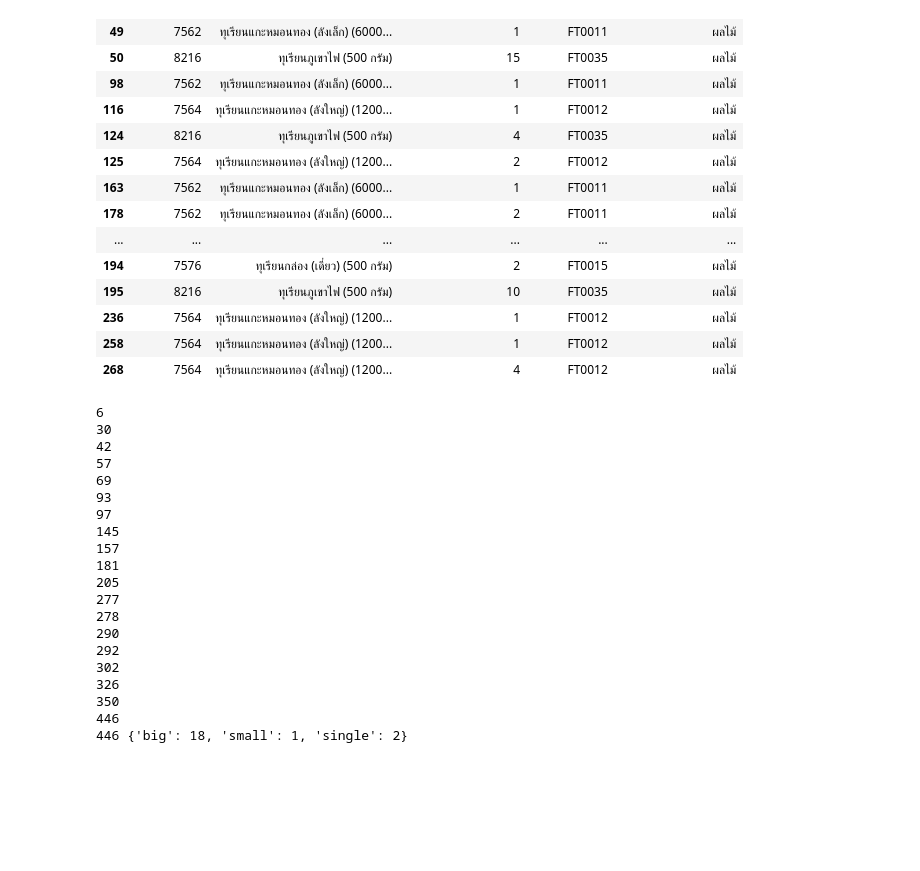
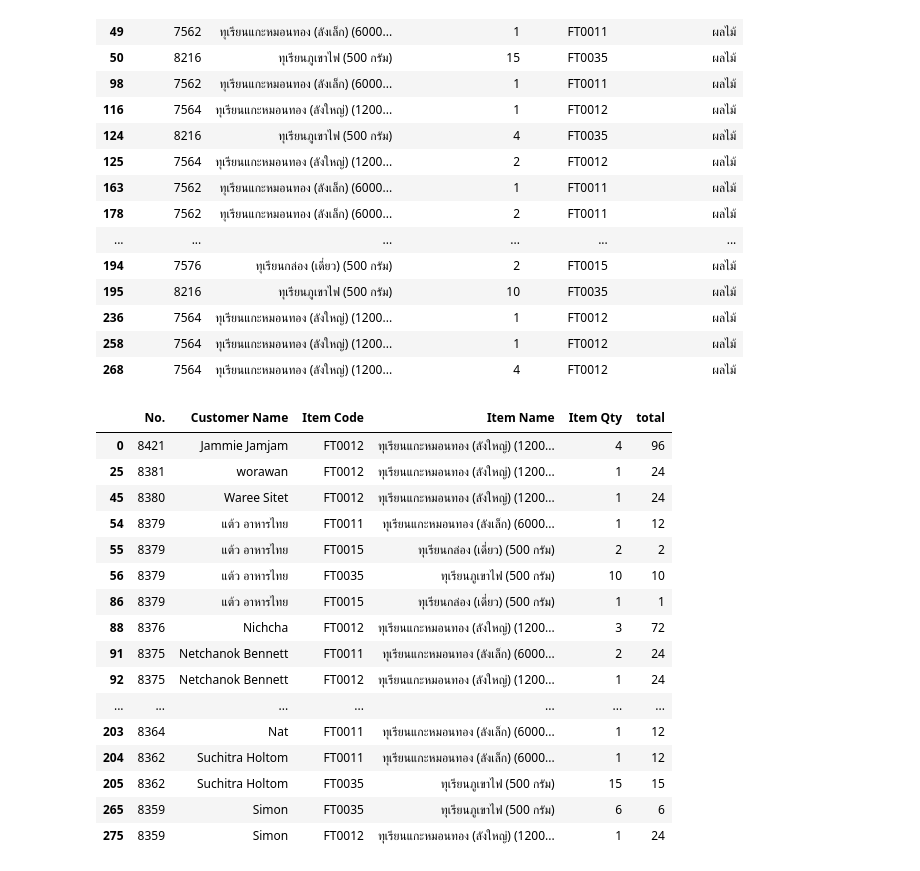
Before and after one commit to ThanawatKMUTNB/MRINCE, a Jupyter notebook: Phase1/fairtest/fairtest.ipynb, the cells around one changed output. Drawn from its saved outputs; the diff is of its cells as text; code cells hidden in the pictures; blank space fills up the shorter version.

Commit message:
new durian crate

```diff
--- a/Phase1/fairtest/fairtest.ipynb
+++ b/Phase1/fairtest/fairtest.ipynb
@@ -323,35 +325,32 @@ durianDF
 | 236 | 7564 | ทุเรียนแกะหมอนทอง (ลังใหญ่) (1200... | 1 | FT0012 | ผลไม้ |
 | 258 | 7564 | ทุเรียนแกะหมอนทอง (ลังใหญ่) (1200... | 1 | FT0012 | ผลไม้ |
 | 268 | 7564 | ทุเรียนแกะหมอนทอง (ลังใหญ่) (1200... | 4 | FT0012 | ผลไม้ |
-# %%
-sumbox = 0
-for index, row in durianDF.iterrows():
-    if row['Product ID'] == Durian_ID[2]: sumbox += 24*int(row['Line Item Quantity'])
-    elif row['Product ID'] == Durian_ID[1]: sumbox += 12*int(row['Line Item Quantity'])
-    else: sumbox += 1*int(row['Line Item Quantity'])
-    print(sumbox)
-box = { 'big':int(sumbox/boxshare[0]),
-        'small':int((sumbox%boxshare[0])/boxshare[1]),
-        'single':int((sumbox%boxshare[0])%boxshare[1])}
-print(sumbox,box)
-# %% [output]
-6
-30
-42
-57
-69
-93
-97
-145
-157
-181
-205
-277
-278
-290
-292
-302
-326
-350
-446
-446 {'big': 18, 'small': 1, 'single': 2}
+# %%
+Customer_df = pd.read_csv('../../orders-2022-06-20-00-16-07.csv')
+Durian_SKU = ['FT0012','FT0011','FT0015','FT0035','FT0025']     #ลังใหญ่, ลังเล็ก, กล่อง, ภูเขาไฟกล่องเดียว, ก้านยาวกล่องเดี่ยว
+Customer_durian_df = Customer_df.loc[Customer_df['Item Code'].isin(Durian_SKU)][['No.','Customer Name','Item Code','Item Name','Item Qty']]
+for index, row in Customer_durian_df.iterrows():
+    if row['Item Code'] == 'FT0012': Customer_durian_df.loc[index,'total'] = str(24*int(row['Item Qty']))
+    elif row['Item Code'] == 'FT0011': Customer_durian_df.loc[index,'total'] = str(12*int(row['Item Qty']))
+    else: Customer_durian_df.loc[index,'total'] = str(int(row['Item Qty']))
+df_list = []
+for item_code in Durian_SKU:
+    Customer_durian_df.loc[Customer_durian_df['Item Code'].isin(item_code)]
+# %% [output]
+|  | No. | Customer Name | Item Code | Item Name | Item Qty | total |
+| 0 | 8421 | Jammie Jamjam | FT0012 | ทุเรียนแกะหมอนทอง (ลังใหญ่) (1200... | 4 | 96 |
+| 25 | 8381 | worawan | FT0012 | ทุเรียนแกะหมอนทอง (ลังใหญ่) (1200... | 1 | 24 |
+| 45 | 8380 | Waree Sitet | FT0012 | ทุเรียนแกะหมอนทอง (ลังใหญ่) (1200... | 1 | 24 |
+| 54 | 8379 | แต้ว อาหารไทย | FT0011 | ทุเรียนแกะหมอนทอง (ลังเล็ก) (6000... | 1 | 12 |
+| 55 | 8379 | แต้ว อาหารไทย | FT0015 | ทุเรียนกล่อง (เดี่ยว) (500 กรัม) | 2 | 2 |
+| 56 | 8379 | แต้ว อาหารไทย | FT0035 | ทุเรียนภูเขาไฟ (500 กรัม) | 10 | 10 |
+| 86 | 8379 | แต้ว อาหารไทย | FT0015 | ทุเรียนกล่อง (เดี่ยว) (500 กรัม) | 1 | 1 |
+| 88 | 8376 | Nichcha | FT0012 | ทุเรียนแกะหมอนทอง (ลังใหญ่) (1200... | 3 | 72 |
+| 91 | 8375 | Netchanok Bennett | FT0011 | ทุเรียนแกะหมอนทอง (ลังเล็ก) (6000... | 2 | 24 |
+| 92 | 8375 | Netchanok Bennett | FT0012 | ทุเรียนแกะหมอนทอง (ลังใหญ่) (1200... | 1 | 24 |
+| ... | ... | ... | ... | ... | ... | ... |
+| 203 | 8364 | Nat | FT0011 | ทุเรียนแกะหมอนทอง (ลังเล็ก) (6000... | 1 | 12 |
+| 204 | 8362 | Suchitra Holtom | FT0011 | ทุเรียนแกะหมอนทอง (ลังเล็ก) (6000... | 1 | 12 |
+| 205 | 8362 | Suchitra Holtom | FT0035 | ทุเรียนภูเขาไฟ (500 กรัม) | 15 | 15 |
+| 265 | 8359 | Simon | FT0035 | ทุเรียนภูเขาไฟ (500 กรัม) | 6 | 6 |
+| 275 | 8359 | Simon | FT0012 | ทุเรียนแกะหมอนทอง (ลังใหญ่) (1200... | 1 | 24 |
```
Also changed, not shown: parts of 1 cell of this notebook, 1 other file.
